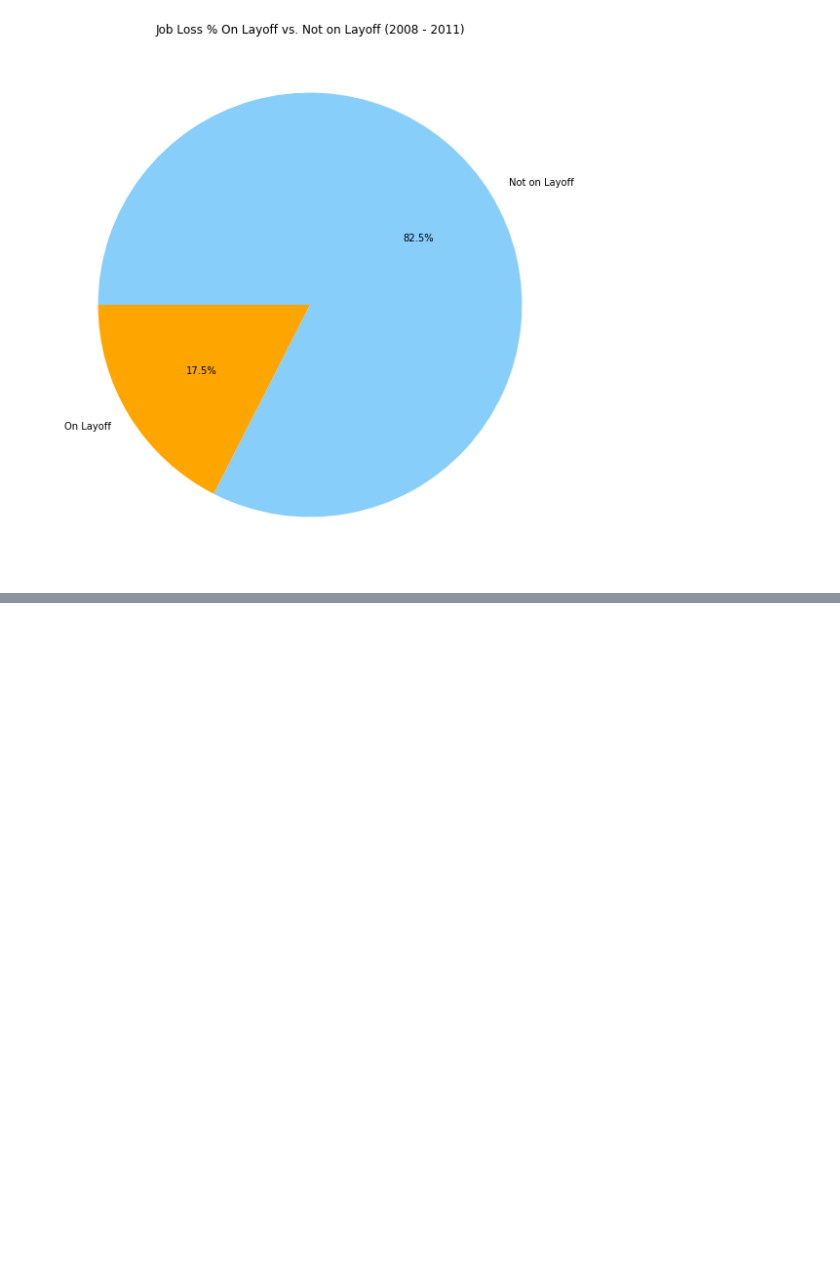
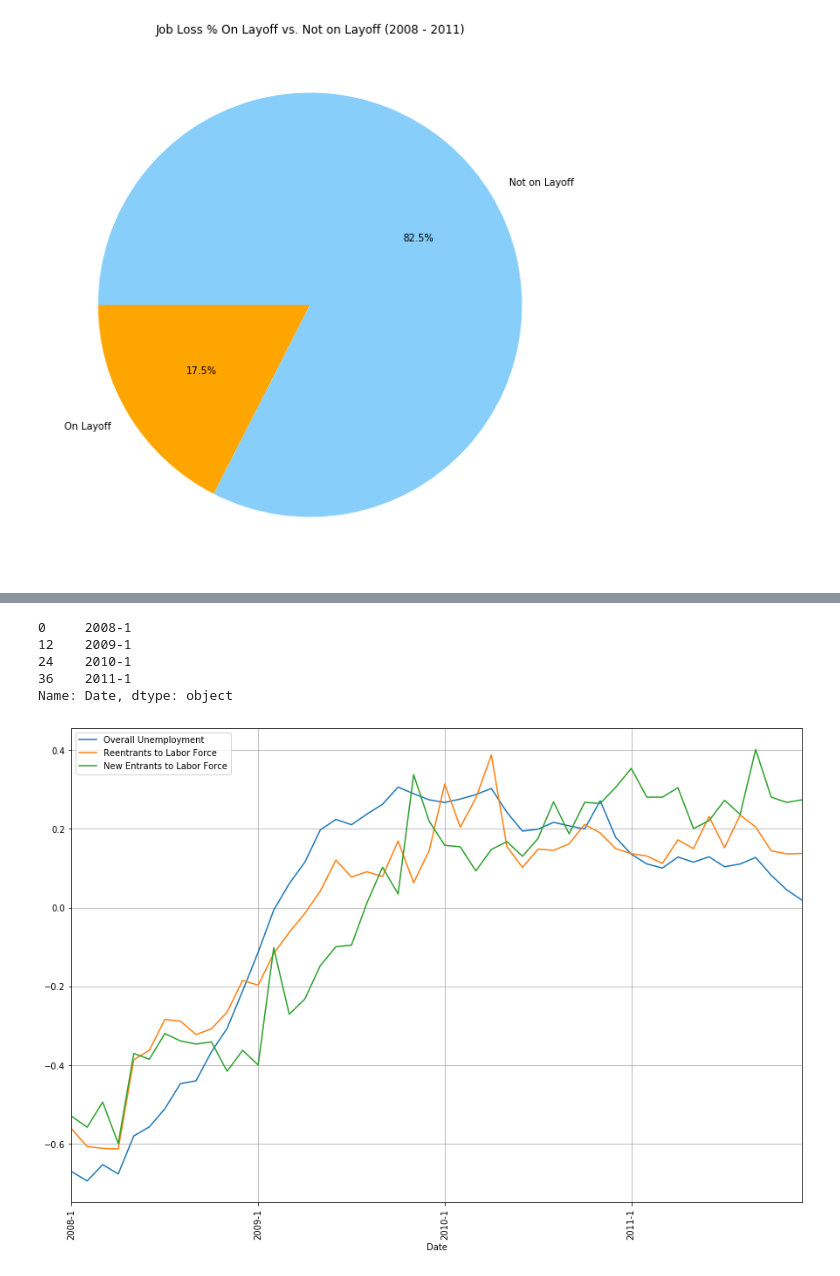
Before and after one commit to jasmine73317/Project-1_Unemployment_data, a Jupyter notebook: layoffs and unemployment.ipynb, the cells around one changed output, grey strips where cells are left out. Cells and saved outputs as stored; diff of their text form; code cells hidden in the pictures; blank space fills up the shorter version.

Commit message:
last update for 4.14 modifiying graphs

```diff
--- a/layoffs and unemployment.ipynb
+++ b/layoffs and unemployment.ipynb
@@ -100 +113,21 @@ newworkforce.head(20)
+# %%
+ change_norm['Date'][::12]
+# %% [output]
+0     2008-1
+12    2009-1
+24    2010-1
+36    2011-1
+Name: Date, dtype: object
+# %%
+change_norm.plot(x='Date', figsize=(15, 10))
+plt.grid()
+plt.xlabel('Date')
+ticks = change_norm['Date'][::12].to_numpy()
+idxs = change_norm['Date'][::12].index
+#plt.xticks(change_norm['Date'][::12], rotation='vertical')
+plt.xticks(idxs,ticks, rotation='vertical')
+
+plt.show()
+# %% [output]
+[figure, added]
 # %%
```
Also changed, not shown: parts of 6 cells of this notebook.
